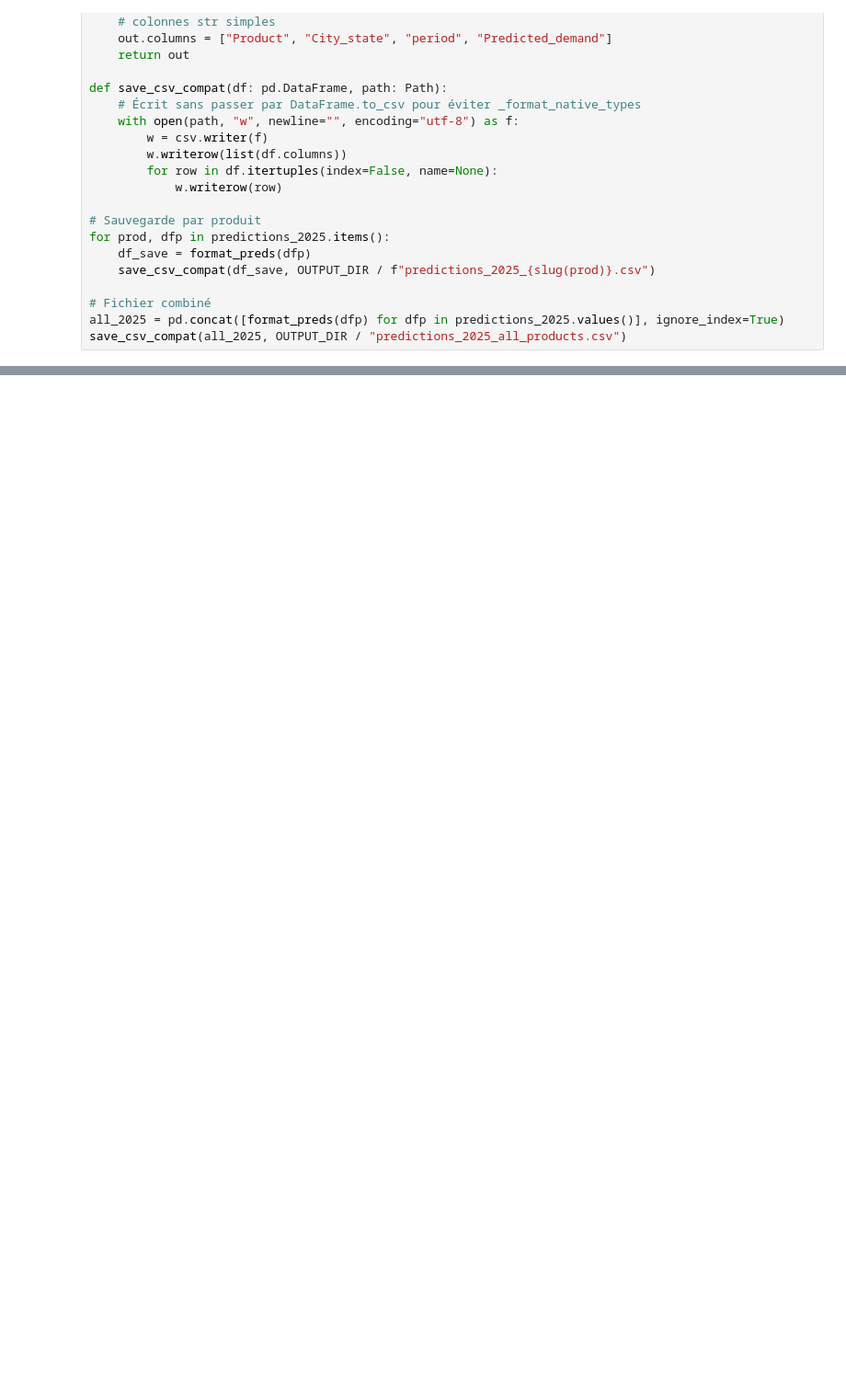
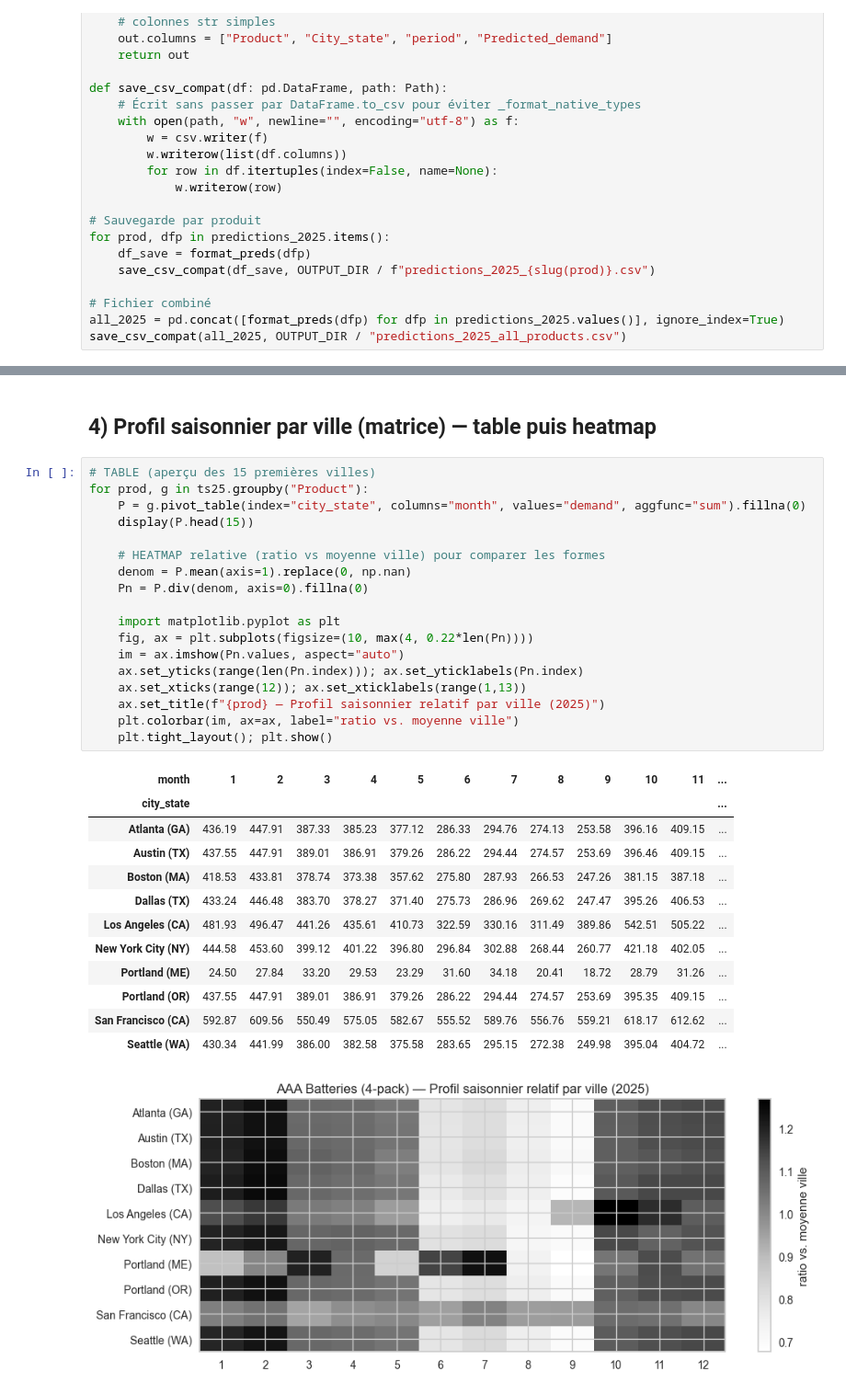
Before and after one commit to Tomixbo/FT-Logistics, a Jupyter notebook: notebook/notebook.ipynb, the cells around one changed output, grey strips where cells are left out. Shown at 92% size. Drawn from its saved outputs; the diff is of its cells as text; blank space fills up the shorter version.

```diff
--- a/notebook/notebook.ipynb
+++ b/notebook/notebook.ipynb
@@ -571,0 +840,34 @@ save_csv_compat(all_2025, OUTPUT_DIR / "predictions_2025_all_products.csv")
+# %% [markdown]
+## 4) Profil saisonnier par ville (matrice) — table puis heatmap
+# %%
+# TABLE (aperçu des 15 premières villes)
+for prod, g in ts25.groupby("Product"):
+    P = g.pivot_table(index="city_state", columns="month", values="demand", aggfunc="sum").fillna(0)
+    display(P.head(15))
+
+    # HEATMAP relative (ratio vs moyenne ville) pour comparer les formes
+    denom = P.mean(axis=1).replace(0, np.nan)
+    Pn = P.div(denom, axis=0).fillna(0)
+
+    import matplotlib.pyplot as plt
+    fig, ax = plt.subplots(figsize=(10, max(4, 0.22*len(Pn))))
+    im = ax.imshow(Pn.values, aspect="auto")
+    ax.set_yticks(range(len(Pn.index))); ax.set_yticklabels(Pn.index)
+    ax.set_xticks(range(12)); ax.set_xticklabels(range(1,13))
+    ax.set_title(f"{prod} — Profil saisonnier relatif par ville (2025)")
+    plt.colorbar(im, ax=ax, label="ratio vs. moyenne ville")
+    plt.tight_layout(); plt.show()
+# %% [output]
+| month | 1 | 2 | 3 | 4 | 5 | 6 | 7 | 8 | 9 | 10 | 11 | ... |
+| city_state |  |  |  |  |  |  |  |  |  |  |  | ... |
+| Atlanta (GA) | 436.19 | 447.91 | 387.33 | 385.23 | 377.12 | 286.33 | 294.76 | 274.13 | 253.58 | 396.16 | 409.15 | ... |
+| Austin (TX) | 437.55 | 447.91 | 389.01 | 386.91 | 379.26 | 286.22 | 294.44 | 274.57 | 253.69 | 396.46 | 409.15 | ... |
+| Boston (MA) | 418.53 | 433.81 | 378.74 | 373.38 | 357.62 | 275.80 | 287.93 | 266.53 | 247.26 | 381.15 | 387.18 | ... |
+| Dallas (TX) | 433.24 | 446.48 | 383.70 | 378.27 | 371.40 | 275.73 | 286.96 | 269.62 | 247.47 | 395.26 | 406.53 | ... |
+| Los Angeles (CA) | 481.93 | 496.47 | 441.26 | 435.61 | 410.73 | 322.59 | 330.16 | 311.49 | 389.86 | 542.51 | 505.22 | ... |
+| New York City (NY) | 444.58 | 453.60 | 399.12 | 401.22 | 396.80 | 296.84 | 302.88 | 268.44 | 260.77 | 421.18 | 402.05 | ... |
+| Portland (ME) | 24.50 | 27.84 | 33.20 | 29.53 | 23.29 | 31.60 | 34.18 | 20.41 | 18.72 | 28.79 | 31.26 | ... |
+| Portland (OR) | 437.55 | 447.91 | 389.01 | 386.91 | 379.26 | 286.22 | 294.44 | 274.57 | 253.69 | 395.35 | 409.15 | ... |
+| San Francisco (CA) | 592.87 | 609.56 | 550.49 | 575.05 | 582.67 | 555.52 | 589.76 | 556.76 | 559.21 | 618.17 | 612.62 | ... |
+| Seattle (WA) | 430.34 | 441.99 | 386.00 | 382.58 | 375.58 | 283.65 | 295.15 | 272.38 | 249.98 | 395.04 | 404.72 | ... |
+[figure, added]
```
Also changed, not shown: parts of 19 cells of this notebook, 7 other files.
